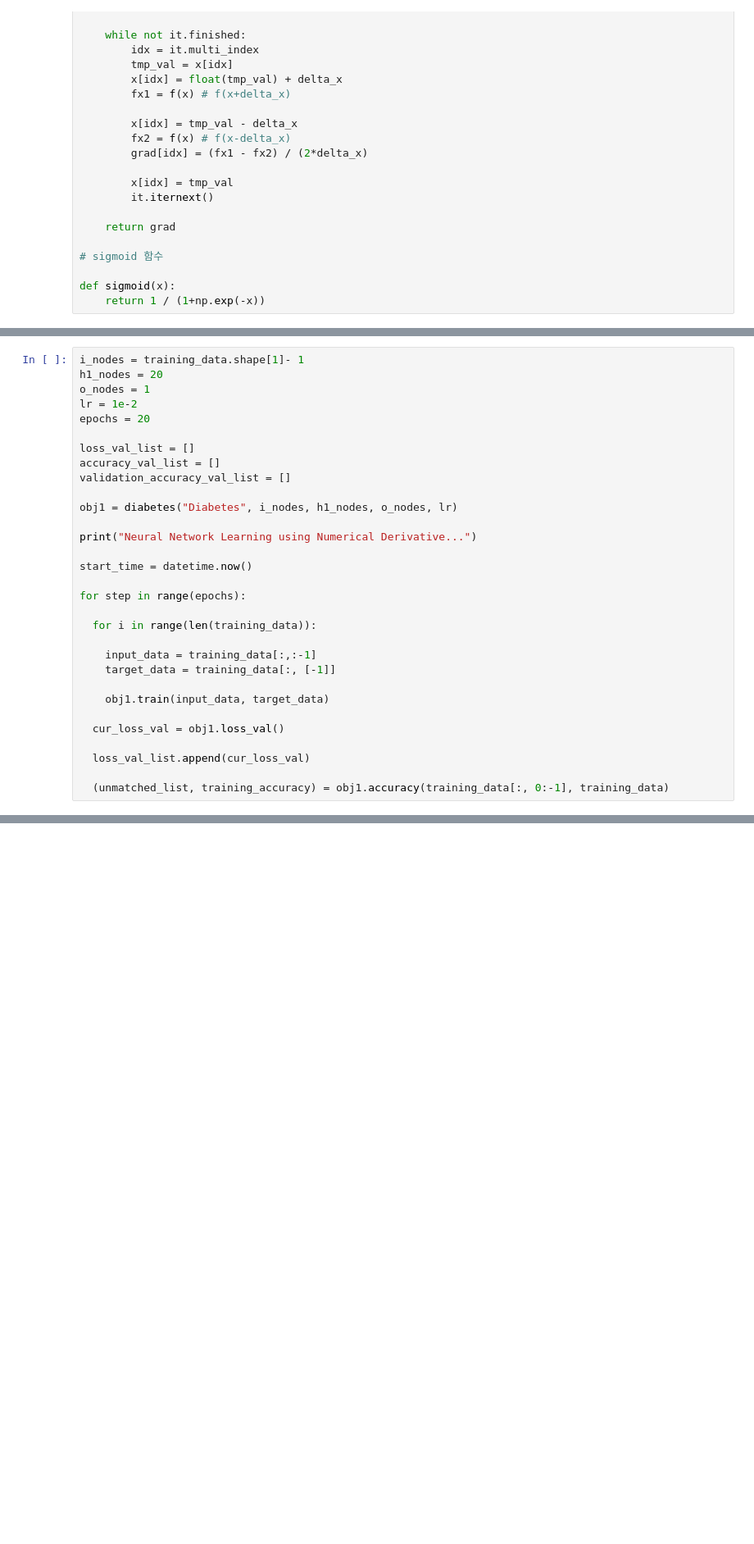
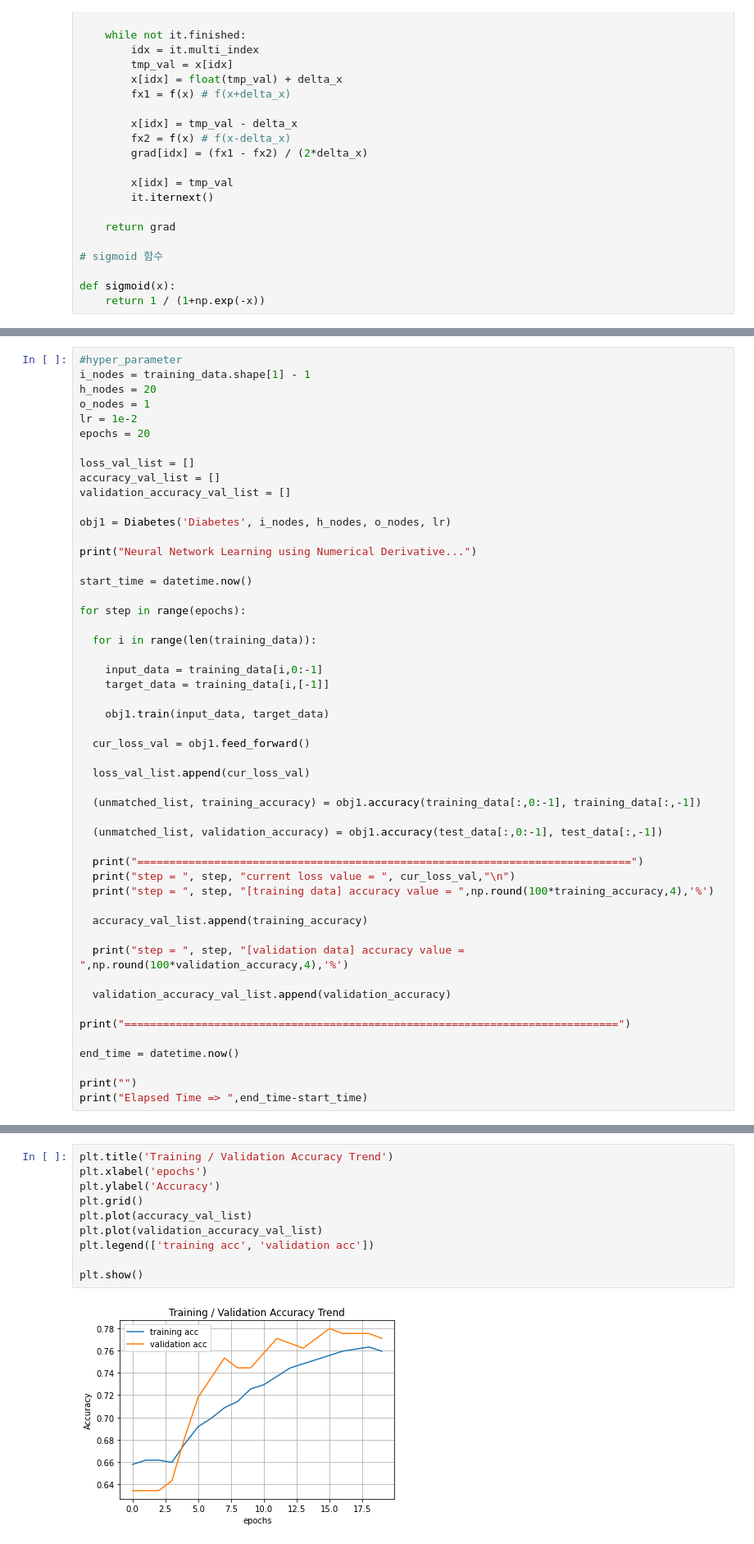
Before and after one commit to HIsu1231/AI_INOVATION_SQUARE, a Jupyter notebook: overfitting.ipynb, the cells around one changed output, grey strips where cells are left out. Shown at 82% size. Cells and saved outputs as stored; diff of their text form; blank space fills up the shorter version.

```diff
--- a/overfitting.ipynb
+++ b/overfitting.ipynb
@@ -210,6 +209,7 @@ test data.shape =  (227, 9)
 # %%
-i_nodes = training_data.shape[1]- 1
-h1_nodes = 20
+#hyper_parameter
+i_nodes = training_data.shape[1] - 1
+h_nodes = 20
 o_nodes = 1
 lr = 1e-2
 epochs = 20
@@ -218,7 +218,7 @@ loss_val_list = []
 accuracy_val_list = []
 validation_accuracy_val_list = []
 
-obj1 = diabetes("Diabetes", i_nodes, h1_nodes, o_nodes, lr)
+obj1 = Diabetes('Diabetes', i_nodes, h_nodes, o_nodes, lr)
 
 print("Neural Network Learning using Numerical Derivative...")
 
@@ -228,13 +228,32 @@ for step in range(epochs):
 
   for i in range(len(training_data)):
 
-    input_data = training_data[:,:-1]
-    target_data = training_data[:, [-1]]
+    input_data = training_data[i,0:-1]
+    target_data = training_data[i,[-1]]
 
     obj1.train(input_data, target_data)
 
-  cur_loss_val = obj1.loss_val()
+  cur_loss_val = obj1.feed_forward()
 
   loss_val_list.append(cur_loss_val)
 
-  (unmatched_list, training_accuracy) = obj1.accuracy(training_data[:, 0:-1], training_data)
+  (unmatched_list, training_accuracy) = obj1.accuracy(training_data[:,0:-1], training_data[:,-1])
+
+  (unmatched_list, validation_accuracy) = obj1.accuracy(test_data[:,0:-1], test_data[:,-1])
+
+  print("=============================================================================")
+  print("step = ", step, "current loss value = ", cur_loss_val,"\n")
+  print("step = ", step, "[training data] accuracy value = ",np.round(100*training_accuracy,4),'%')
+
+  accuracy_val_list.append(training_accuracy)
+
+  print("step = ", step, "[validation data] accuracy value = ",np.round(100*validation_accuracy,4),'%')
+
+  validation_accuracy_val_list.append(validation_accuracy)
+
+print("=============================================================================")
+
+end_time = datetime.now()
+
+print("")
+print("Elapsed Time => ",end_time-start_time)
@@ -240,0 +278,12 @@ for step in range(epochs):
+# %%
+plt.title('Training / Validation Accuracy Trend')
+plt.xlabel('epochs')
+plt.ylabel('Accuracy')
+plt.grid()
+plt.plot(accuracy_val_list)
+plt.plot(validation_accuracy_val_list)
+plt.legend(['training acc', 'validation acc'])
+
+plt.show()
+# %% [output]
+[figure, added]
```
Also changed, not shown: parts of 17 cells of this notebook.
